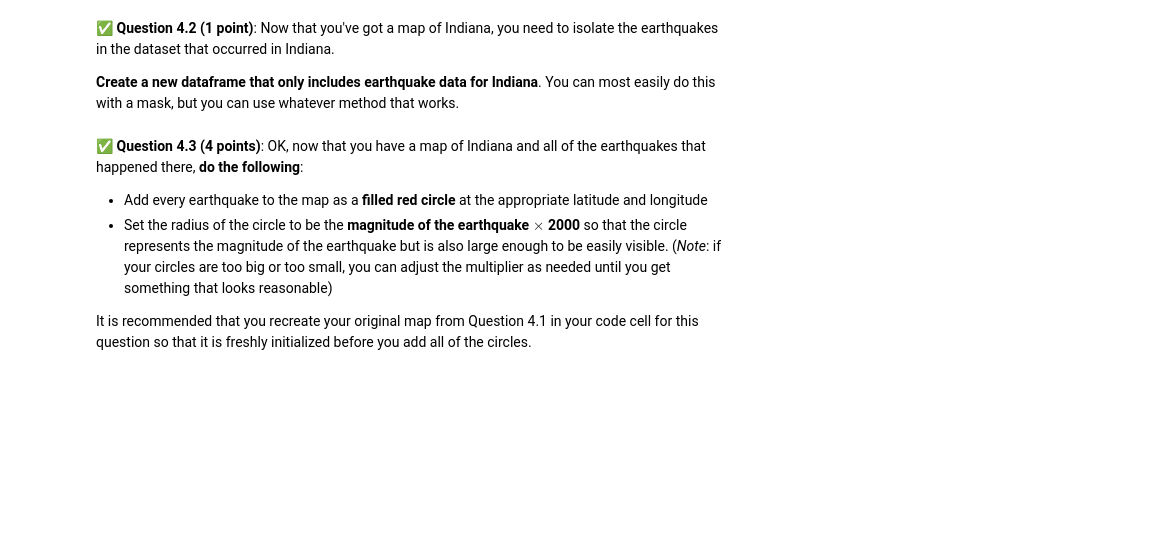
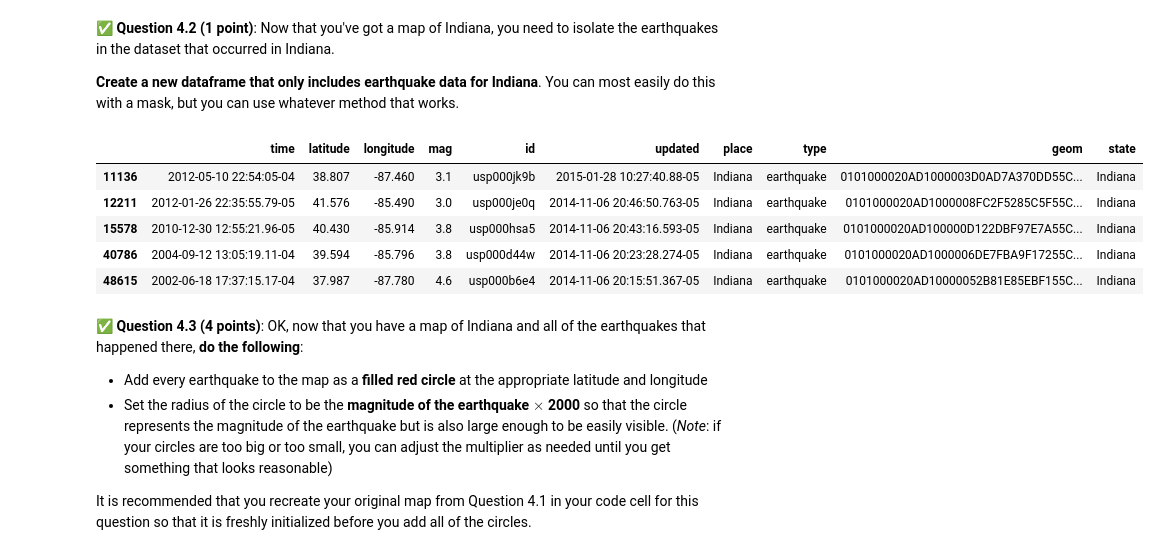
Before and after one commit to Ptona32/CMSE202-s26-turnin, a Jupyter notebook: hw-01/HW-01_GitPracticeDebuggingPythonPackagesAndClasses-STUDENT.ipynb, the cells around one changed output. Saved outputs shown, nothing was run; the diff lists cells and outputs as text; code cells hidden in the pictures; blank space fills up the shorter version.

```diff
--- a/hw-01/HW-01_GitPracticeDebuggingPythonPackagesAndClasses-STUDENT.ipynb
+++ b/hw-01/HW-01_GitPracticeDebuggingPythonPackagesAndClasses-STUDENT.ipynb
@@ -536,6 +564,18 @@ If you do already have it installed, what command did you use to install it?
 **Create a new dataframe that only includes earthquake data for Indiana**. You can most easily do this with a mask, but you can use whatever method that works.
 # %%
 ### Put your code here
+indiana_mask = earthquakes_clean_df['state'] == 'Indiana'
+
+indiana_earthquakes = earthquakes_clean_df[indiana_mask]
+
+indiana_earthquakes.head()
+# %% [output]
+|  | time | latitude | longitude | mag | id | updated | place | type | geom | state |
+| 11136 | 2012-05-10 22:54:05-04 | 38.807 | -87.460 | 3.1 | usp000jk9b | 2015-01-28 10:27:40.88-05 | Indiana | earthquake | 0101000020AD1000003D0AD7A370DD55C... | Indiana |
+| 12211 | 2012-01-26 22:35:55.79-05 | 41.576 | -85.490 | 3.0 | usp000je0q | 2014-11-06 20:46:50.763-05 | Indiana | earthquake | 0101000020AD1000008FC2F5285C5F55C... | Indiana |
+| 15578 | 2010-12-30 12:55:21.96-05 | 40.430 | -85.914 | 3.8 | usp000hsa5 | 2014-11-06 20:43:16.593-05 | Indiana | earthquake | 0101000020AD100000D122DBF97E7A55C... | Indiana |
+| 40786 | 2004-09-12 13:05:19.11-04 | 39.594 | -85.796 | 3.8 | usp000d44w | 2014-11-06 20:23:28.274-05 | Indiana | earthquake | 0101000020AD1000006DE7FBA9F17255C... | Indiana |
+| 48615 | 2002-06-18 17:37:15.17-04 | 37.987 | -87.780 | 4.6 | usp000b6e4 | 2014-11-06 20:15:51.367-05 | Indiana | earthquake | 0101000020AD10000052B81E85EBF155C... | Indiana |
 # %% [markdown]
 &#9989; **Question 4.3 (4 points)**: OK, now that you have a map of Indiana and all of the earthquakes that happened there, **do the following**:
 
```
Also changed, not shown: parts of 6 cells of this notebook.
